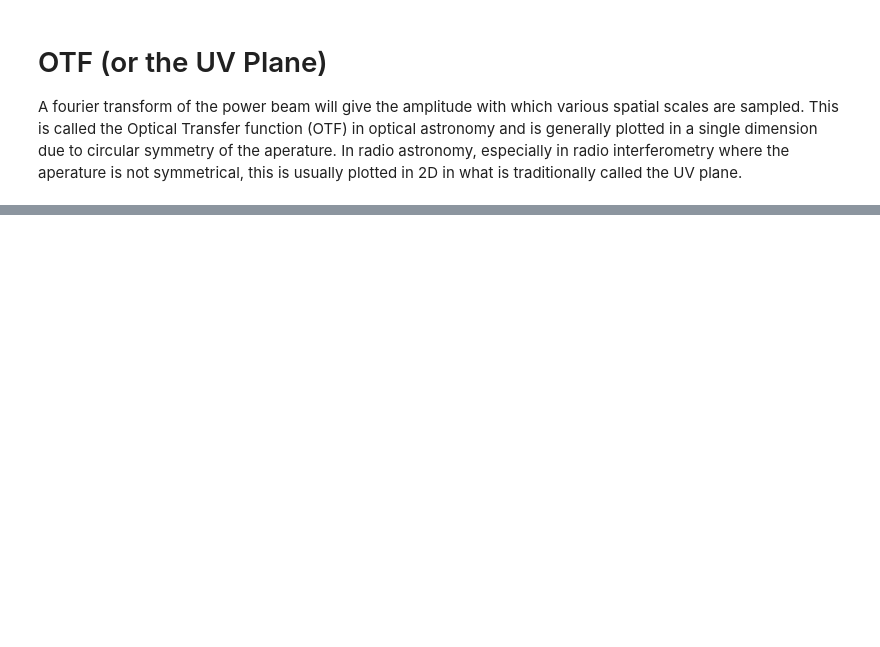
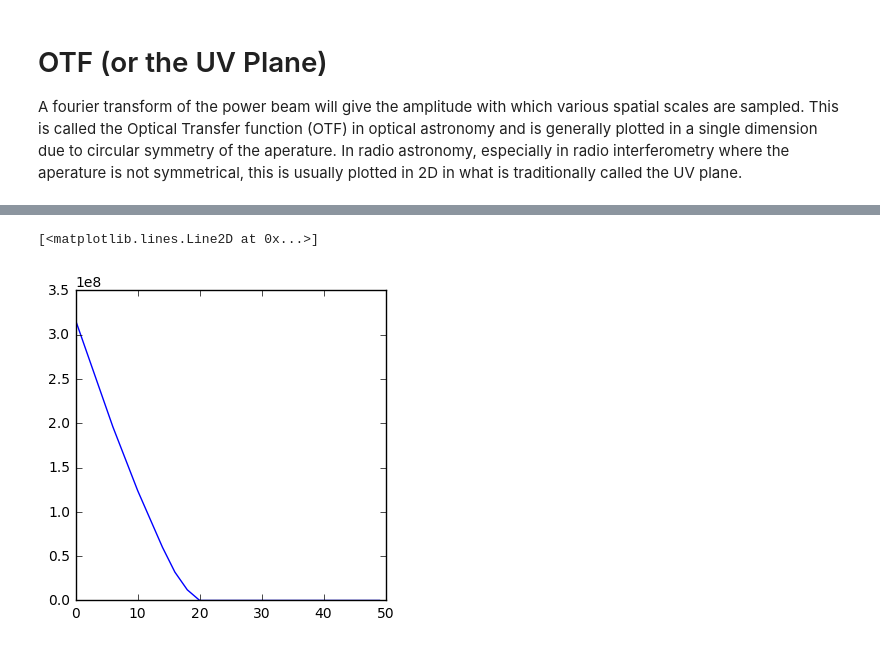
Before and after one commit to dgorthi/Notes, a Jupyter notebook: Single dishes and Telescopes.ipynb, the cells around one changed output, grey strips where cells are left out. Saved outputs shown, nothing was run; the diff lists cells and outputs as text; code cells hidden in the pictures; blank space fills up the shorter version.

```diff
--- a/Single dishes and Telescopes.ipynb
+++ b/Single dishes and Telescopes.ipynb
@@ -63,0 +72,5 @@ A fourier transform of the power beam will give the amplitude with which various
+# %%
+plt.plot(np.abs(uv[500][500:550]))
+# %% [output]
+[<matplotlib.lines.Line2D at 0x...>]
+[figure, added]
```
Also changed, not shown: parts of 5 cells of this notebook, 1 other file.
